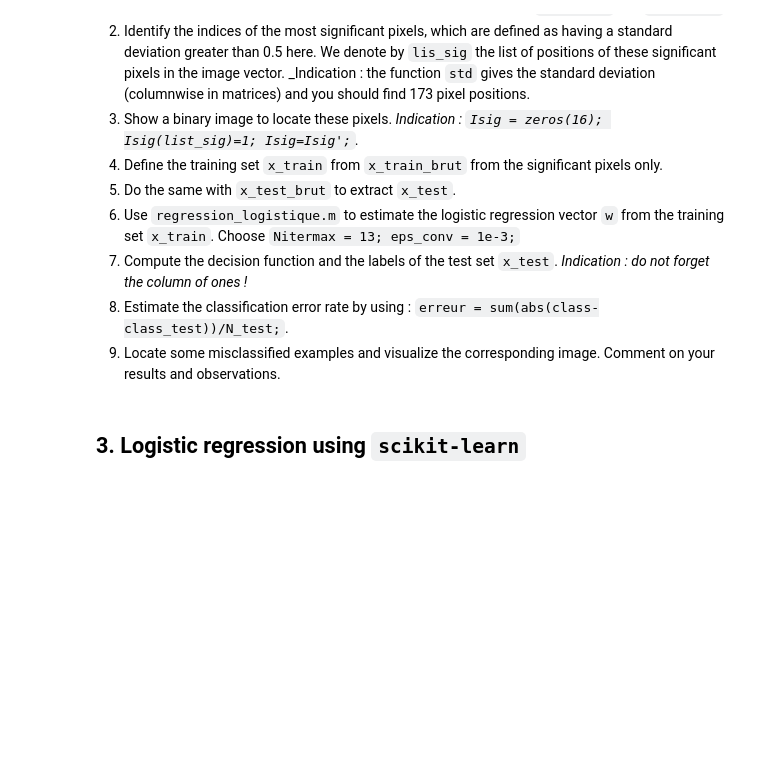
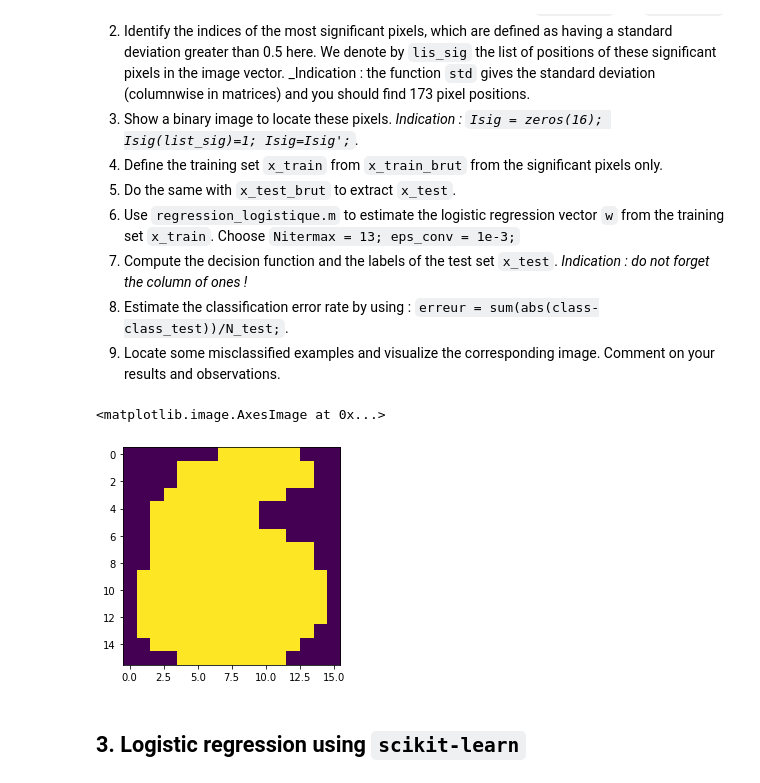
Before and after one commit to heez77/g3_decision, a Jupyter notebook: TP3_Gey_Jean/TP3_logistic_regression.ipynb, the cells around one changed output. Saved outputs shown, nothing was run; the diff lists cells and outputs as text; code cells hidden in the pictures; blank space fills up the shorter version.

```diff
--- a/TP3_Gey_Jean/TP3_logistic_regression.ipynb
+++ b/TP3_Gey_Jean/TP3_logistic_regression.ipynb
@@ -186,3 +205,13 @@ Comment on your results and observations.
+# %%
+list_sig = np.where(np.std(x_train_brut, axis=0) > 0.5)[0].tolist()
+
+Isig = np.zeros(256)
+Isig[list_sig]=1
+Isig = np.reshape(np.array(Isig), (16,16))
+plt.imshow(Isig)
+# %% [output]
+<matplotlib.image.AxesImage at 0x...>
+[figure, added]
 # %% [markdown]
 ## 3. Logistic regression using `scikit-learn`
 # %% [markdown]
```
Also changed, not shown: parts of 7 cells of this notebook.
